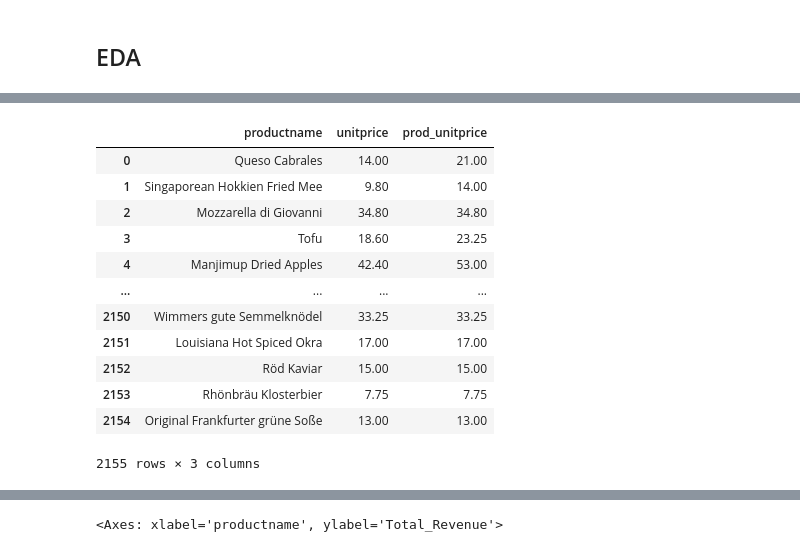
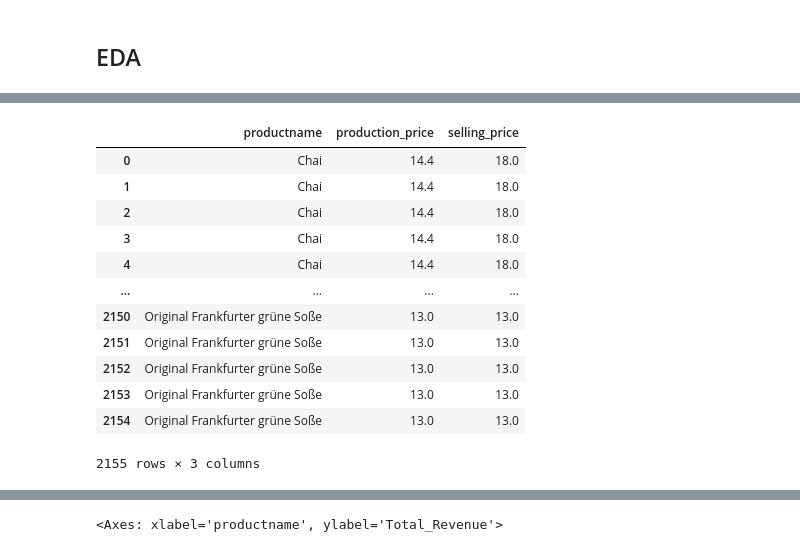
Before and after one commit to georgembugua00/NorthWind_Traders, a Jupyter notebook: northwind_analysis.ipynb, the cells around one changed output, grey strips where cells are left out. Cells and saved outputs as stored; diff of their text form; code cells hidden in the pictures.

```diff
--- a/northwind_analysis.ipynb
+++ b/northwind_analysis.ipynb
@@ -158,5 +176,4 @@ Joined Table
 query = """
     SELECT *
     FROM Order_Details
-    JOIN Products on Order_Details.productid = Products.productid
 """
@@ -181,0 +180,4 @@ products_orders
+# %%
+orders = pd.read_sql_query(query,connection)
+orders = orders.rename(columns={'unitprice': 'production_price'})
+orders.head()
@@ -181,0 +191,3 @@ products_orders
+# %%
+products_orders = pd.merge(left=products,right=orders,how='inner',on='productid')
+products_orders.head()
@@ -190,7 +209,4 @@ Index(['orderid', 'productid', 'unitprice', 'quantity', 'discount',
       dtype='object')
-# %%
-# Drop columns: 'orderid', 'supplierid', 'categoryid'
-products_orders = products_orders.drop(columns=['orderid', 'supplierid', 'categoryid'])
 # %% [markdown]
 ## EDA
 # %%
@@ -230,17 +244,17 @@ products_orders.describe()
 # %%
-products_orders[['productname','unitprice',"prod_unitprice"]]
+products_orders[['productname','production_price',"selling_price"]]
 # %% [output]
-|  | productname | unitprice | prod_unitprice |
-| 0 | Queso Cabrales | 14.00 | 21.00 |
-| 1 | Singaporean Hokkien Fried Mee | 9.80 | 14.00 |
-| 2 | Mozzarella di Giovanni | 34.80 | 34.80 |
-| 3 | Tofu | 18.60 | 23.25 |
-| 4 | Manjimup Dried Apples | 42.40 | 53.00 |
+|  | productname | production_price | selling_price |
+| 0 | Chai | 14.4 | 18.0 |
+| 1 | Chai | 14.4 | 18.0 |
+| 2 | Chai | 14.4 | 18.0 |
+| 3 | Chai | 14.4 | 18.0 |
+| 4 | Chai | 14.4 | 18.0 |
 | ... | ... | ... | ... |
-| 2150 | Wimmers gute Semmelknödel | 33.25 | 33.25 |
-| 2151 | Louisiana Hot Spiced Okra | 17.00 | 17.00 |
-| 2152 | Röd Kaviar | 15.00 | 15.00 |
-| 2153 | Rhönbräu Klosterbier | 7.75 | 7.75 |
-| 2154 | Original Frankfurter grüne Soße | 13.00 | 13.00 |
+| 2150 | Original Frankfurter grüne Soße | 13.0 | 13.0 |
+| 2151 | Original Frankfurter grüne Soße | 13.0 | 13.0 |
+| 2152 | Original Frankfurter grüne Soße | 13.0 | 13.0 |
+| 2153 | Original Frankfurter grüne Soße | 13.0 | 13.0 |
+| 2154 | Original Frankfurter grüne Soße | 13.0 | 13.0 |
 2155 rows × 3 columns
 # %%
```
Also changed, not shown: parts of 15 cells of this notebook, 2 other files.
